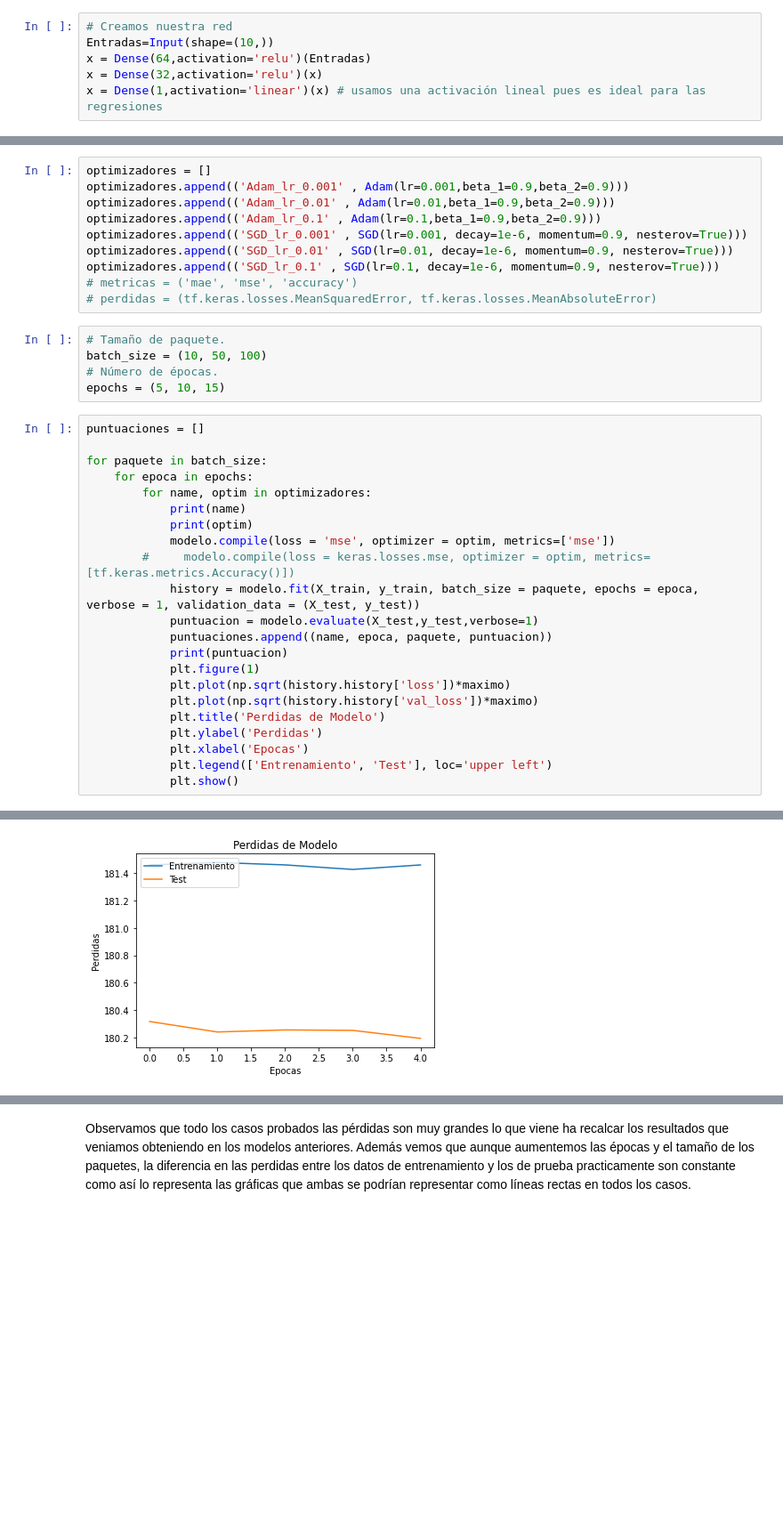
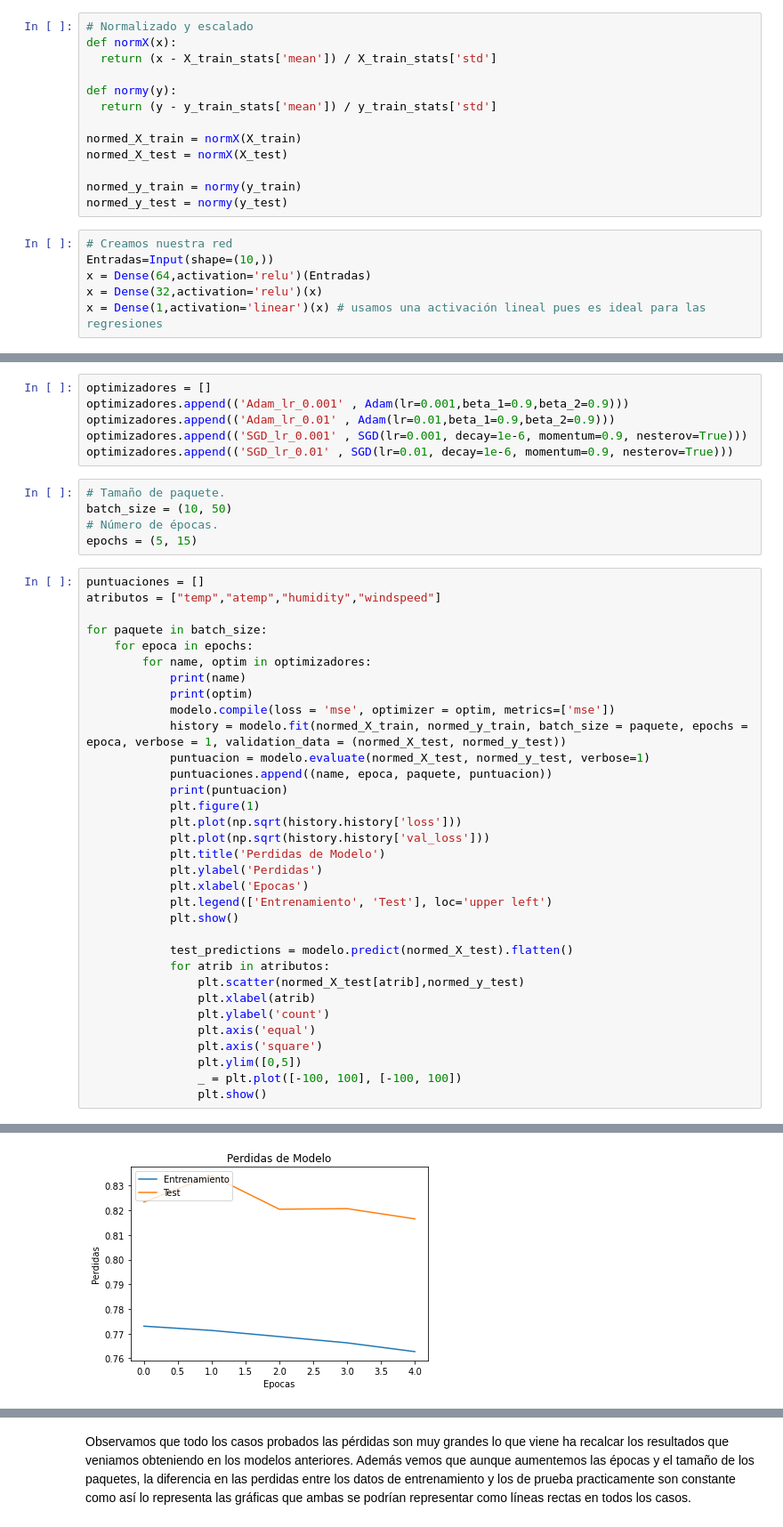
Before and after one commit to oscarjimenezo/Ejemplos-de-machine-learning, a Jupyter notebook: Actividades Tecnicas de inteligencia artificial/Laboratorio/actividad_1/Actividad_1_Regresión.ipynb, the cells around one changed output, grey strips where cells are left out. Shown at 89% size. Cells and saved outputs as stored; diff of their text form; blank space fills up the shorter version.

```diff
--- a/Actividades Tecnicas de inteligencia artificial/Laboratorio/actividad_1/Actividad_1_Regresión.ipynb
+++ b/Actividades Tecnicas de inteligencia artificial/Laboratorio/actividad_1/Actividad_1_Regresión.ipynb
@@ -635,3 +621,16 @@ print(y_test.shape[0])
+# %%
+# Normalizado y escalado
+def normX(x):
+  return (x - X_train_stats['mean']) / X_train_stats['std']
+
+def normy(y):
+  return (y - y_train_stats['mean']) / y_train_stats['std']
+
+normed_X_train = normX(X_train)
+normed_X_test = normX(X_test)
+
+normed_y_train = normy(y_train)
+normed_y_test = normy(y_test)
 # %%
 # Creamos nuestra red
 Entradas=Input(shape=(10,))
@@ -663,19 +662,16 @@ _________________________________________________________________
 optimizadores = []
 optimizadores.append(('Adam_lr_0.001' , Adam(lr=0.001,beta_1=0.9,beta_2=0.9)))
 optimizadores.append(('Adam_lr_0.01' , Adam(lr=0.01,beta_1=0.9,beta_2=0.9)))
-optimizadores.append(('Adam_lr_0.1' , Adam(lr=0.1,beta_1=0.9,beta_2=0.9)))
 optimizadores.append(('SGD_lr_0.001' , SGD(lr=0.001, decay=1e-6, momentum=0.9, nesterov=True)))
 optimizadores.append(('SGD_lr_0.01' , SGD(lr=0.01, decay=1e-6, momentum=0.9, nesterov=True)))
-optimizadores.append(('SGD_lr_0.1' , SGD(lr=0.1, decay=1e-6, momentum=0.9, nesterov=True)))
-# metricas = ('mae', 'mse', 'accuracy')
-# perdidas = (tf.keras.losses.MeanSquaredError, tf.keras.losses.MeanAbsoluteError)
 # %%
 # Tamaño de paquete.
-batch_size = (10, 50, 100)
+batch_size = (10, 50)
 # Número de épocas.
-epochs = (5, 10, 15)
+epochs = (5, 15)
 # %%
 puntuaciones = []
+atributos = ["temp","atemp","humidity","windspeed"]
 
 for paquete in batch_size:
     for epoca in epochs:
@@ -683,19 +679,29 @@ for paquete in batch_size:
             print(name)
             print(optim)
             modelo.compile(loss = 'mse', optimizer = optim, metrics=['mse'])
-        #     modelo.compile(loss = keras.losses.mse, optimizer = optim, metrics=[tf.keras.metrics.Accuracy()])
-            history = modelo.fit(X_train, y_train, batch_size = paquete, epochs = epoca, verbose = 1, validation_data = (X_test, y_test))
-            puntuacion = modelo.evaluate(X_test,y_test,verbose=1)
+            history = modelo.fit(normed_X_train, normed_y_train, batch_size = paquete, epochs = epoca, verbose = 1, validation_data = (normed_X_test, normed_y_test))
+            puntuacion = modelo.evaluate(normed_X_test, normed_y_test, verbose=1)
             puntuaciones.append((name, epoca, paquete, puntuacion))
             print(puntuacion)
             plt.figure(1)
-            plt.plot(np.sqrt(history.history['loss'])*maximo)
-            plt.plot(np.sqrt(history.history['val_loss'])*maximo)
+            plt.plot(np.sqrt(history.history['loss']))
+            plt.plot(np.sqrt(history.history['val_loss']))
             plt.title('Perdidas de Modelo')
             plt.ylabel('Perdidas')
             plt.xlabel('Epocas')
             plt.legend(['Entrenamiento', 'Test'], loc='upper left')
             plt.show()
+
+            test_predictions = modelo.predict(normed_X_test).flatten()
+            for atrib in atributos:
+                plt.scatter(normed_X_test[atrib],normed_y_test)
+                plt.xlabel(atrib)
+                plt.ylabel('count')
+                plt.axis('equal')
+                plt.axis('square')
+                plt.ylim([0,5])
+                _ = plt.plot([-100, 100], [-100, 100])
+                plt.show()
 # %% [output]
 Adam_lr_0.001
 <tensorflow.python.keras.optimizer_v2.adam.Adam object at 0x...>
@@ -714 +720 @@ Epoch 5/5
-[figure, old version]
+[figure, new version]
```
Also changed, not shown: parts of 13 cells of this notebook.
